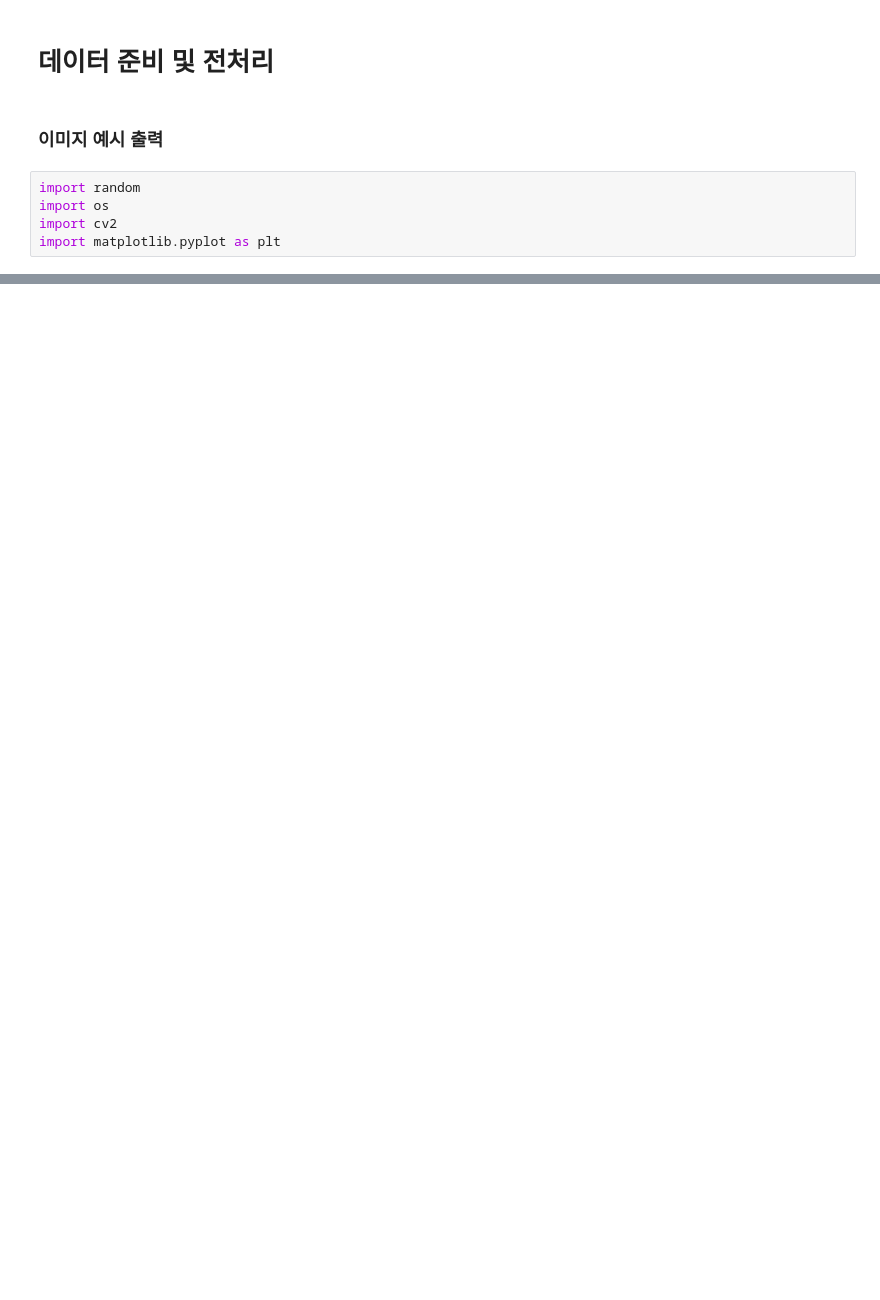
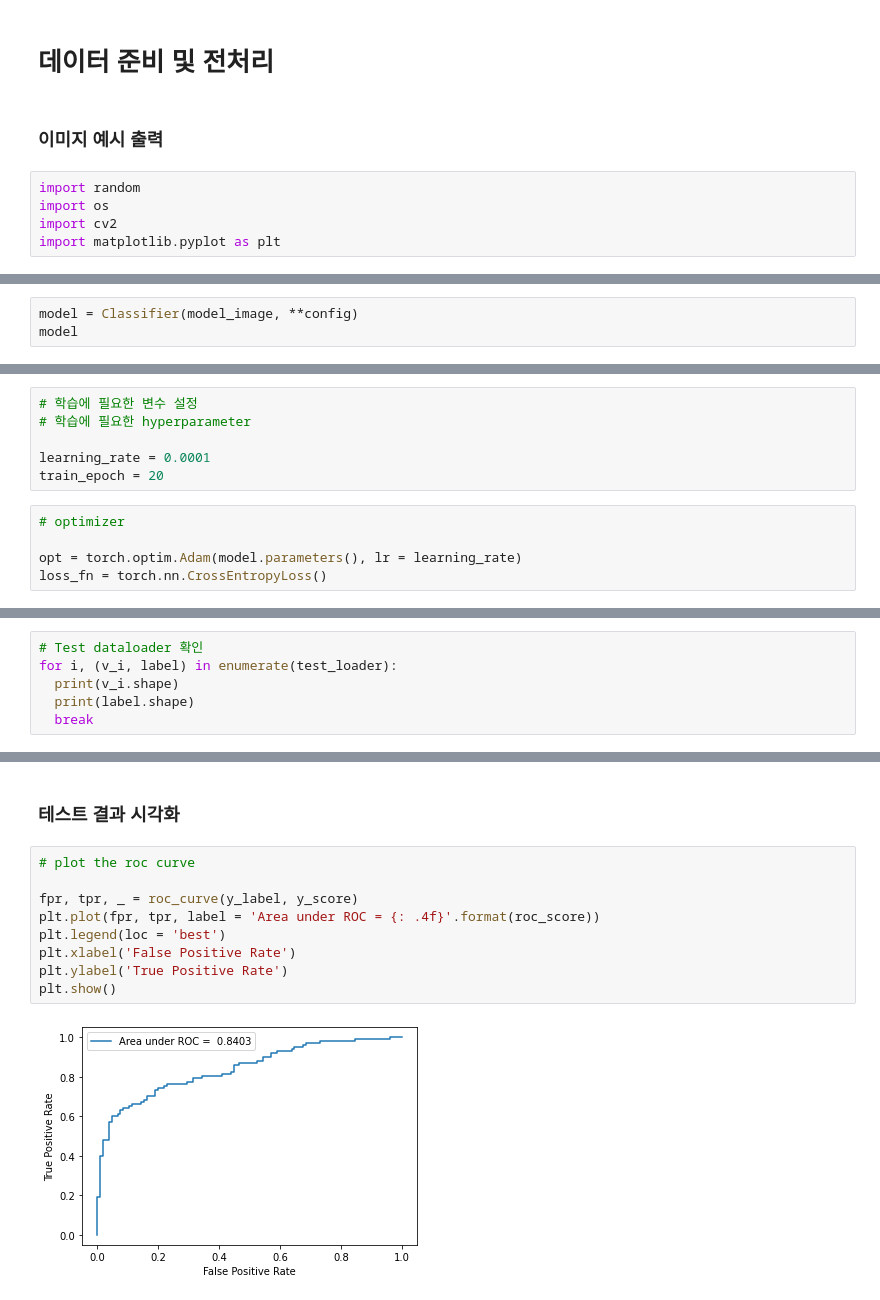
Before and after one commit to WhiteHum/Medical-AI-Deep-Learning-Drug-Toxicitiy-Prediction-, a Jupyter notebook: 06_Covid_CT_image_classification.ipynb, the cells around one changed output, grey strips where cells are left out. Cells and saved outputs as stored; diff of their text form; blank space fills up the shorter version.

```diff
--- a/06_Covid_CT_image_classification.ipynb
+++ b/06_Covid_CT_image_classification.ipynb
@@ -59,0 +301,3 @@ for i, image in enumerate(covid_images) :
+# %%
+model = Classifier(model_image, **config)
+model
@@ -59,0 +326,11 @@ for i, image in enumerate(covid_images) :
+# %%
+# 학습에 필요한 변수 설정
+# 학습에 필요한 hyperparameter
+
+learning_rate = 0.0001
+train_epoch = 20
+# %%
+# optimizer
+
+opt = torch.optim.Adam(model.parameters(), lr = learning_rate)
+loss_fn = torch.nn.CrossEntropyLoss()
@@ -59,0 +475,6 @@ for i, image in enumerate(covid_images) :
+# %%
+# Test dataloader 확인
+for i, (v_i, label) in enumerate(test_loader):
+  print(v_i.shape)
+  print(label.shape)
+  break
@@ -59,0 +537,13 @@ for i, image in enumerate(covid_images) :
+# %% [markdown]
+### **테스트 결과 시각화**
+# %%
+# plot the roc curve
+
+fpr, tpr, _ = roc_curve(y_label, y_score)
+plt.plot(fpr, tpr, label = 'Area under ROC = {: .4f}'.format(roc_score))
+plt.legend(loc = 'best')
+plt.xlabel('False Positive Rate')
+plt.ylabel('True Positive Rate')
+plt.show()
+# %% [output]
+[figure, added]
```
Also changed, not shown: parts of 38 cells of this notebook.
